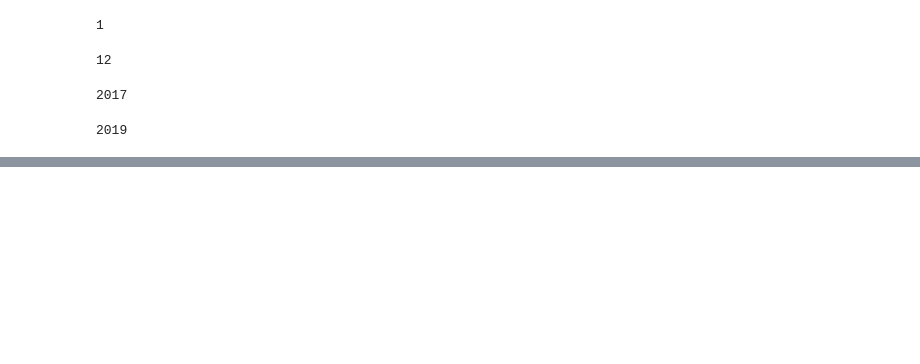
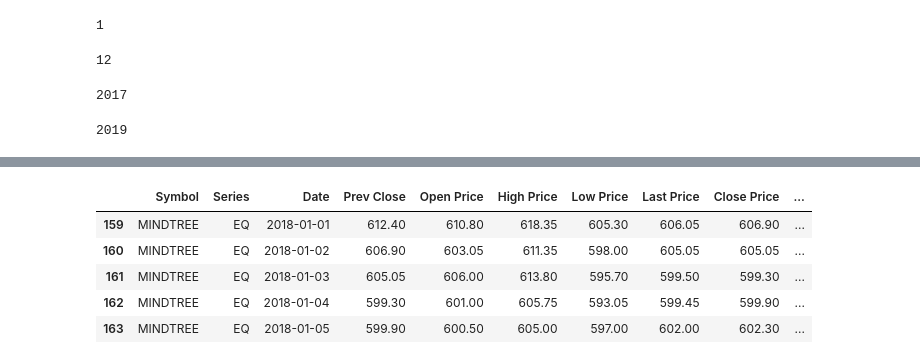
Before and after one commit to atkrish0/securitized-asset-analysis, a Jupyter notebook: 1 - EDA with Pandas(MINDTREE).ipynb, the cells around one changed output, grey strips where cells are left out. Cells and saved outputs as stored; diff of their text form; code cells hidden in the pictures; blank space fills up the shorter version.

```diff
--- a/1 - EDA with Pandas(MINDTREE).ipynb
+++ b/1 - EDA with Pandas(MINDTREE).ipynb
@@ -384,0 +460,12 @@ data.groupby(['Year']).count()
+# %%
+# Using cumulative sum to calculate VWAP for each day in January
+data_jan['VWAP'] = data_jan['Price_Vol'].sum()/data_jan['Total Traded Quantity'].sum()
+# %%
+data_jan.head()
+# %% [output]
+|  | Symbol | Series | Date | Prev Close | Open Price | High Price | Low Price | Last Price | Close Price | ... |
+| 159 | MINDTREE | EQ | 2018-01-01 | 612.40 | 610.80 | 618.35 | 605.30 | 606.05 | 606.90 | ... |
+| 160 | MINDTREE | EQ | 2018-01-02 | 606.90 | 603.05 | 611.35 | 598.00 | 605.05 | 605.05 | ... |
+| 161 | MINDTREE | EQ | 2018-01-03 | 605.05 | 606.00 | 613.80 | 595.70 | 599.50 | 599.30 | ... |
+| 162 | MINDTREE | EQ | 2018-01-04 | 599.30 | 601.00 | 605.75 | 593.05 | 599.45 | 599.90 | ... |
+| 163 | MINDTREE | EQ | 2018-01-05 | 599.90 | 600.50 | 605.00 | 597.00 | 602.00 | 602.30 | ... |
```
Also changed, not shown: parts of 30 cells of this notebook.
